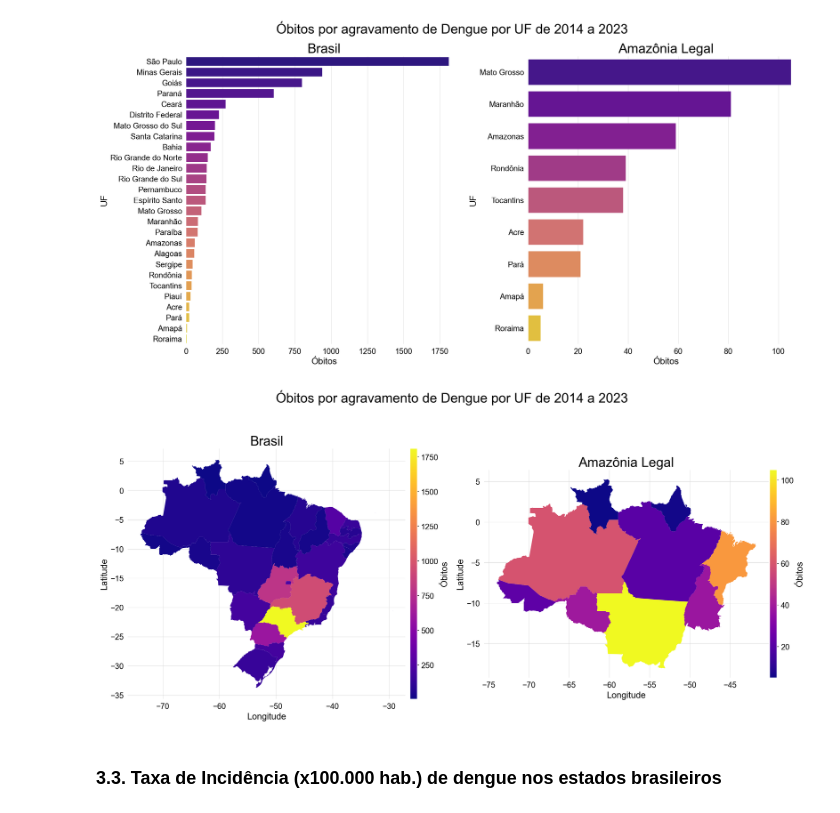
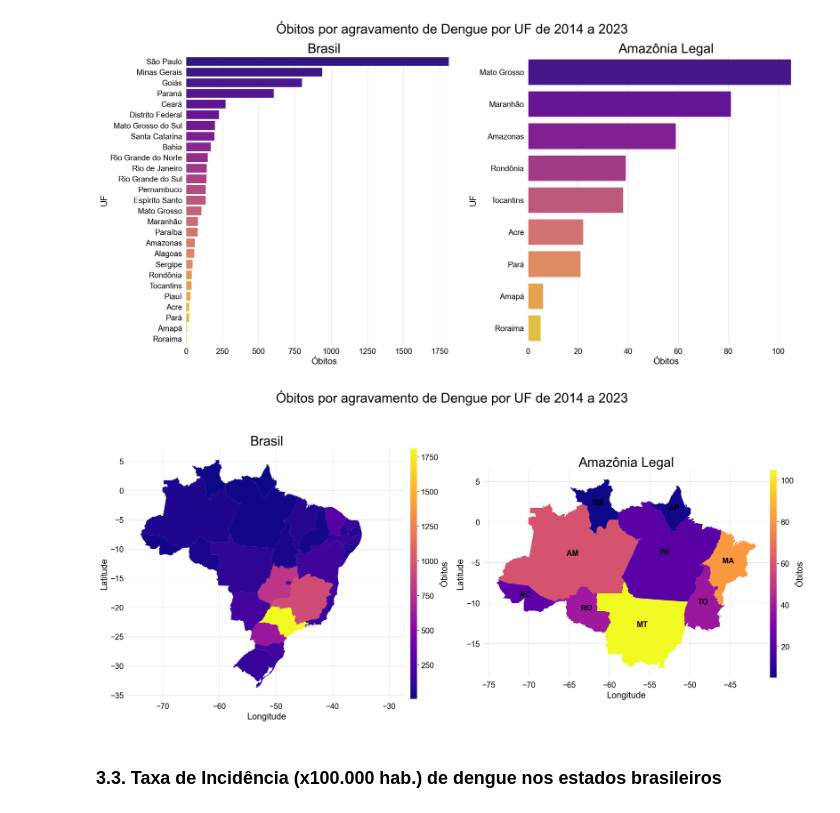
Before and after one commit to caiocasagrande/dengue_analysis, a Jupyter notebook: notebooks/dengue_analysis_UF_BR.ipynb, the cells around one changed output. Drawn from its saved outputs; the diff is of its cells as text; code cells hidden in the pictures.

```diff
--- a/notebooks/dengue_analysis_UF_BR.ipynb
+++ b/notebooks/dengue_analysis_UF_BR.ipynb
@@ -157,10 +157,19 @@ gdf = gpd.read_file('../data/interim/uf_brasil.geojson')
 ## 1. Data Preparation
 # %%
 # Lista com os nomes dos estados da Amazonia Legal Brasileira
-nome_alb = ['Acre', 'Amapá', 'Amazonas', 'Maranhão', 'Mato Grosso', 'Pará', 'Rondônia', 'Roraima', 'Tocantins']
+list_nome_alb = ['Acre', 'Amapá', 'Amazonas', 'Maranhão', 'Mato Grosso', 'Pará', 'Rondônia', 'Roraima', 'Tocantins']
 
 # Lista com os ids dos estados da Amazonia Legal Brasileira
-id_alb = [12, 16, 13, 21, 51, 15, 11, 14, 17]
+list_id_alb = [12, 16, 13, 21, 51, 15, 11, 14, 17]
+
+# Dicionário para nomes e siglas de estados
+dict_sigla_uf = {
+    'Acre': 'AC', 'Alagoas': 'AL', 'Amapá': 'AP', 'Amazonas': 'AM', 'Bahia': 'BA', 'Ceará': 'CE',
+    'Distrito Federal': 'DF', 'Espírito Santo': 'ES', 'Goiás': 'GO', 'Maranhão': 'MA', 'Mato Grosso': 'MT',
+    'Mato Grosso do Sul': 'MS', 'Minas Gerais': 'MG', 'Pará': 'PA', 'Paraíba': 'PB', 'Paraná': 'PR', 'Pernambuco': 'PE',
+    'Piauí': 'PI', 'Rio de Janeiro': 'RJ', 'Rio Grande do Norte': 'RN', 'Rio Grande do Sul': 'RS', 'Rondônia': 'RO',
+    'Roraima': 'RR', 'Santa Catarina': 'SC', 'São Paulo': 'SP', 'Sergipe': 'SE', 'Tocantins': 'TO'
+}
 # %%
 # Ajustando dados de população
 df_pop_2022 = df_pop[df_pop['ano'] == 2022].copy()
@@ -361,7 +370,7 @@ plt.tight_layout()
 # Data manipulation
 aux1 = df_casos[df_casos['ano'].isin(range(2014, 2024))].groupby(['nome_uf', 'id_uf'])\
             .sum().reset_index().sort_values(by='casos', ascending=False)
-aux2 = aux1[aux1['nome_uf'].isin(nome_alb)]
+aux2 = aux1[aux1['id_uf'].isin(list_id_alb)]
 
 aux1['casos'] = aux1['casos'] / 1000000
 aux2['casos'] = aux2['casos'] / 1000
@@ -369,8 +378,11 @@ aux2['casos'] = aux2['casos'] / 1000
 aux1 = aux1.merge(gdf, on='id_uf')
 aux2 = aux2.merge(gdf, on='id_uf')
 
-aux1 = gpd.GeoDataFrame(aux1[['nome_uf', 'id_uf', 'casos', 'geometry']], geometry=aux1.geometry)
-aux2 = gpd.GeoDataFrame(aux2[['nome_uf', 'id_uf', 'casos', 'geometry']], geometry=aux2.geometry)
+aux1['sigla_uf'] = aux1['nome_uf'].map(dict_sigla_uf)
+aux2['sigla_uf'] = aux2['nome_uf'].map(dict_sigla_uf)
+
+aux1 = gpd.GeoDataFrame(aux1[['nome_uf', 'id_uf', 'sigla_uf', 'casos', 'geometry']], geometry=aux1.geometry)
+aux2 = gpd.GeoDataFrame(aux2[['nome_uf', 'id_uf', 'sigla_uf', 'casos', 'geometry']], geometry=aux2.geometry)
 
 # Figure
 fig, axes = plt.subplots(1, 2)
@@ -393,6 +405,11 @@ ax2 = aux2.plot(ax=axes[1], column='casos', cmap='plasma', legend=False)
 # Customize 2
 ax2 = set_plot(ax2, 'Amazônia Legal', 'Longitude', 'Latitude')
 
+# Add annotations for Plot 2
+for idx, row in aux2.iterrows():
+    axes[1].annotate(text=row['sigla_uf'], xy=(row.geometry.centroid.x, row.geometry.centroid.y),
+                     xytext=(-10,0), textcoords='offset points', fontsize=14, color='black', fontweight='bold')
+
 # Legend 2
 div   = make_axes_locatable(axes[1])
 cax2  = div.append_axes('right', size='2.5%', pad=0)
@@ -435,13 +452,16 @@ plt.tight_layout()
 # Data manipulation
 aux1 = df_obitos[df_obitos['ano'].isin(range(2014, 2024))].groupby(['nome_uf', 'id_uf'])\
             .sum().reset_index().sort_values(by='obitos', ascending=False)
-aux2 = aux1[aux1['nome_uf'].isin(nome_alb)]
+aux2 = aux1[aux1['id_uf'].isin(list_id_alb)]
 
 aux1 = aux1.merge(gdf, on='id_uf')
 aux2 = aux2.merge(gdf, on='id_uf')
 
-aux1 = gpd.GeoDataFrame(aux1[['nome_uf', 'id_uf', 'obitos', 'geometry']], geometry=aux1.geometry)
-aux2 = gpd.GeoDataFrame(aux2[['nome_uf', 'id_uf', 'obitos', 'geometry']], geometry=aux2.geometry)
+aux1['sigla_uf'] = aux1['nome_uf'].map(dict_sigla_uf)
+aux2['sigla_uf'] = aux2['nome_uf'].map(dict_sigla_uf)
+
+aux1 = gpd.GeoDataFrame(aux1[['nome_uf', 'id_uf', 'sigla_uf', 'obitos', 'geometry']], geometry=aux1.geometry)
+aux2 = gpd.GeoDataFrame(aux2[['nome_uf', 'id_uf', 'sigla_uf', 'obitos', 'geometry']], geometry=aux2.geometry)
 
 # Figure
 fig, axes = plt.subplots(1, 2)
@@ -450,34 +470,39 @@ fig, axes = plt.subplots(1, 2)
 ax1 = aux1.plot(ax=axes[0], column='obitos', cmap='plasma', legend=False)
 
 # Customize 1
 ax1 = set_plot(ax1, 'Brasil', 'Longitude', 'Latitude')
 
 # Legend 1
 div   = make_axes_locatable(axes[0])
 cax1  = div.append_axes('right', size='2.5%', pad=0)
 cbar1 = fig.colorbar(axes[0].collections[0], cax=cax1)
 cbar1 = cbar1.set_label('Óbitos', color='black')
 
 # Plot 2
 ax2 = aux2.plot(ax=axes[1], column='obitos', cmap='plasma', legend=False)
 
 # Customize 2
 ax2 = set_plot(ax2, 'Amazônia Legal', 'Longitude', 'Latitude')
 
+# Add annotations for Plot 2
+for idx, row in aux2.iterrows():
+    axes[1].annotate(text=row['sigla_uf'], xy=(row.geometry.centroid.x, row.geometry.centroid.y),
+                     xytext=(-10,0), textcoords='offset points', fontsize=14, color='black', fontweight='bold')
+
 # Legend 2
 div   = make_axes_locatable(axes[1])
 cax2  = div.append_axes('right', size='2.5%', pad=0)
 cbar2 = fig.colorbar(axes[1].collections[0], cax=cax2)
 cbar2 = cbar2.set_label('Óbitos', color='black')
 
 # Figure update
 plt.suptitle('Óbitos por agravamento de Dengue por UF de 2014 a 2023')
 plt.tight_layout()
 
 # Export image
 # fig.savefig('../images/image_04.png', bbox_inches='tight')
 # %% [output]
-[figure, old version]
+[figure, new version]
 # %% [markdown]
 ### 3.3. Taxa de Incidência (x100.000 hab.) de dengue nos estados brasileiros
 # %%
```
Also changed, not shown: parts of 12 cells of this notebook.
